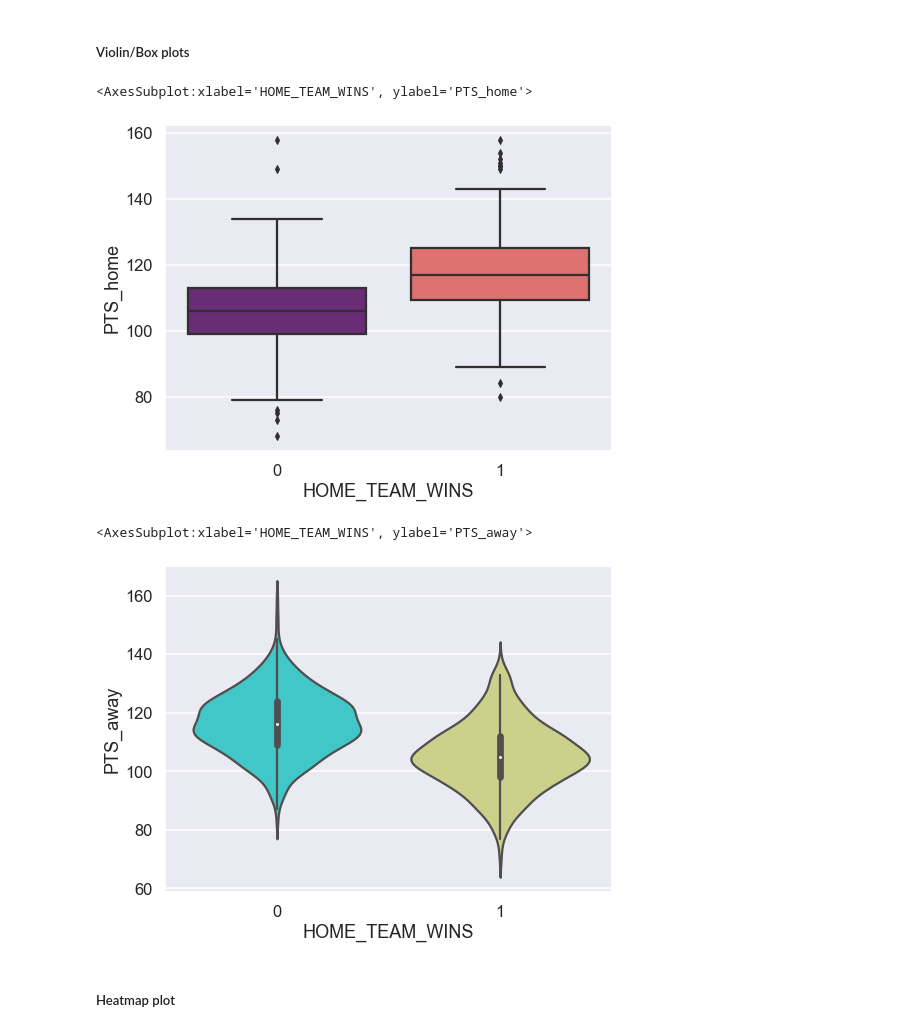
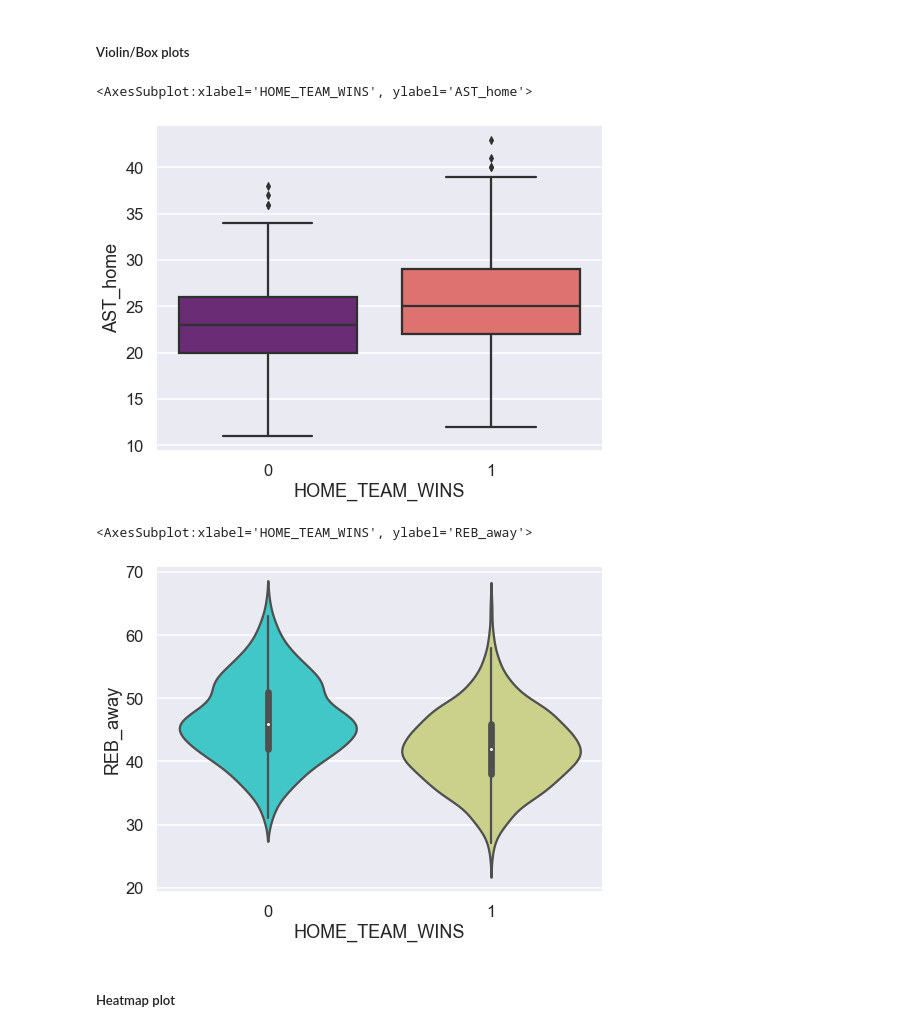
Before and after one commit to apainintheneck/nba-data-science, a Jupyter notebook: project_update.ipynb, the cells around one changed output. Drawn from its saved outputs; the diff is of its cells as text; code cells hidden in the pictures.

Commit message:
Dropped PTS_home and PTS_away columns

```diff
--- a/project_update.ipynb
+++ b/project_update.ipynb
@@ -168,5 +168,5 @@ REB_away            0
 HOME_TEAM_WINS      0
 dtype: int64
 # %%
-col_to_drop = ['GAME_DATE_EST', 'GAME_STATUS_TEXT', 'HOME_TEAM_ID', 'VISITOR_TEAM_ID', 'SEASON', 'TEAM_ID_home', 'TEAM_ID_away']
+col_to_drop = ['GAME_DATE_EST', 'GAME_STATUS_TEXT', 'PTS_home', 'PTS_away', 'HOME_TEAM_ID', 'VISITOR_TEAM_ID', 'SEASON', 'TEAM_ID_home', 'TEAM_ID_away']
 df.drop(col_to_drop, axis = 1, inplace=True)  #Dropping the useless/not relevant columns.
@@ -257,15 +268,15 @@ sns.scatterplot(x="REB_PCT_home", y="FG3_PCT_away", hue='HOME_TEAM_WINS', data=d
 # %% [markdown]
 ##### Violin/Box plots
 # %%
-sns.boxplot(x='HOME_TEAM_WINS', y='PTS_home',data=df,palette='magma')
+sns.boxplot(x='HOME_TEAM_WINS', y='AST_home',data=df,palette='magma')
 # %% [output]
-<AxesSubplot:xlabel='HOME_TEAM_WINS', ylabel='PTS_home'>
+<AxesSubplot:xlabel='HOME_TEAM_WINS', ylabel='AST_home'>
-[figure, old version]
+[figure, new version]
 # %%
-sns.violinplot(x='HOME_TEAM_WINS', y='PTS_away',data=df,palette='rainbow')
+sns.violinplot(x='HOME_TEAM_WINS', y='REB_away',data=df,palette='rainbow')
 # %% [output]
-<AxesSubplot:xlabel='HOME_TEAM_WINS', ylabel='PTS_away'>
+<AxesSubplot:xlabel='HOME_TEAM_WINS', ylabel='REB_away'>
-[figure, old version]
+[figure, new version]
 # %% [markdown]
 ##### Heatmap plot
 # %%
```
Also changed, not shown: parts of 21 cells of this notebook.
